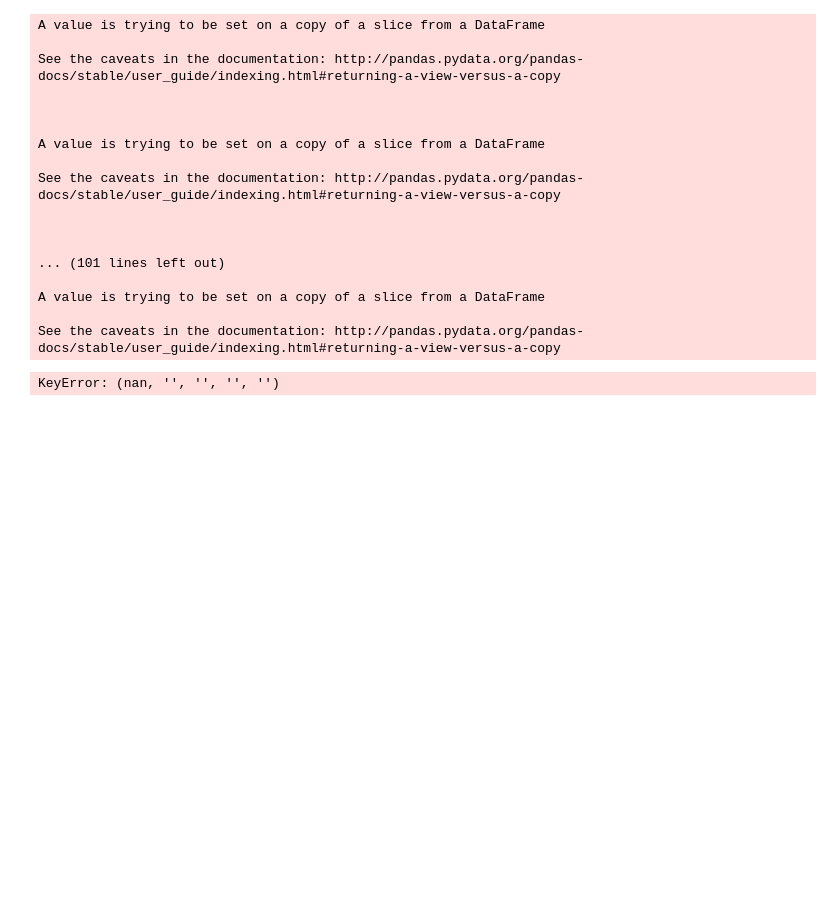
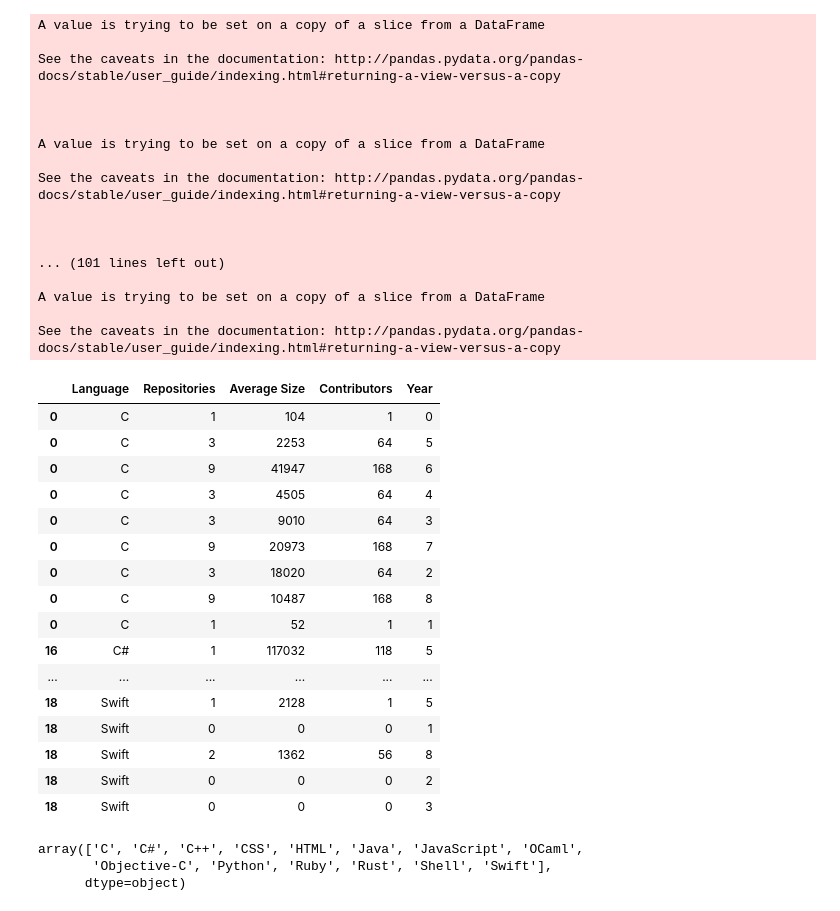
Before and after one commit to engelsj/swe-dev-task2, a Jupyter notebook: githubAccess.ipynb, the cells around one changed output. Saved outputs shown, nothing was run; the diff lists cells and outputs as text; code cells hidden in the pictures; blank space fills up the shorter version.

```diff
--- a/githubAccess.ipynb
+++ b/githubAccess.ipynb
@@ -108,14 +71,46 @@ See the caveats in the documentation: http://pandas.pydata.org/pandas-docs/stabl
 # %%
 for dataIndex in range(len(dataframe_collection) - 1):
     dataframe_collection[dataIndex + 1]['Repositories'] = dataframe_collection[dataIndex + 1]['Repositories'] + dataframe_collection[dataIndex]['Repositories']
-    dataframe_collection[dataIndex + 1]['Average Size'] = (dataframe_collection[dataIndex + 1]['Average Size'] + dataframe_collection[dataIndex]['Average Size'])/2
+    dataframe_collection[dataIndex + 1]['Average Size'] = (dataframe_collection[dataIndex + 1]['Average Size'] + dataframe_collection[dataIndex]['Average Size']/2)
     dataframe_collection[dataIndex + 1]['Contributors'] = dataframe_collection[dataIndex + 1]['Contributors'] + dataframe_collection[dataIndex]['Contributors']
-# %%
-fig = px.scatter(x=dataframe_collection[4]['Repositories'], y=dataframe_collection[4]['Contributors'], size = dataframe_collection[4]['Average Size'], color=dataframe_collection[4]['Language'])
-fig.update_layout(
-    title="Activity within Repositories over time",
-    xaxis_title="Number of Active Repositories",
-    yaxis_title="Number of Contributors",)
-fig.show()
-# %% [output]
-KeyError: (nan, '', '', '', '')
+# %%
+# Cleaning up some outliers
+for dataIndex in range(len(dataframe_collection)):
+    dataframe_collection[dataIndex] = dataframe_collection[dataIndex].replace(to_replace='None', value=np.nan).dropna()
+    dataframe_collection[dataIndex] = dataframe_collection[dataIndex].replace(to_replace='Emacs Lisp', value=np.nan).dropna()
+    dataframe_collection[dataIndex] = dataframe_collection[dataIndex].replace(to_replace='Erlang', value=np.nan).dropna()
+    dataframe_collection[dataIndex] = dataframe_collection[dataIndex].replace(to_replace='PHP', value=np.nan).dropna()
+    dataframe_collection[dataIndex] = dataframe_collection[dataIndex].replace(to_replace='HCL', value=np.nan).dropna()
+    dataframe_collection[dataIndex] = dataframe_collection[dataIndex].replace(to_replace='Makefile', value=np.nan).dropna()
+    dataframe_collection[dataIndex] = dataframe_collection[dataIndex].replace(to_replace='VimL', value=np.nan).dropna()
+    dataframe_collection[dataIndex] = dataframe_collection[dataIndex].replace(to_replace='Vue', value=np.nan).dropna()
+    dataframe_collection[dataIndex] = dataframe_collection[dataIndex].replace(to_replace='Go', value=np.nan).dropna()
+    dataframe_collection[dataIndex] = dataframe_collection[dataIndex].replace(to_replace='Roff', value=np.nan).dropna()
+    dataframe_collection[dataIndex] = dataframe_collection[dataIndex].replace(to_replace='Jupyter Notebook', value=np.nan).dropna()
+    dataframe_collection[dataIndex]['Year'] = dataIndex
+finalDataBase = pd.concat(dataframe_collection)
+finalDataBase = finalDataBase.sort_values(by=['Language'])
+languages = finalDataBase.Language.unique()
+display(finalDataBase)
+languages
+# %% [output]
+|  | Language | Repositories | Average Size | Contributors | Year |
+| 0 | C | 1 | 104 | 1 | 0 |
+| 0 | C | 3 | 2253 | 64 | 5 |
+| 0 | C | 9 | 41947 | 168 | 6 |
+| 0 | C | 3 | 4505 | 64 | 4 |
+| 0 | C | 3 | 9010 | 64 | 3 |
+| 0 | C | 9 | 20973 | 168 | 7 |
+| 0 | C | 3 | 18020 | 64 | 2 |
+| 0 | C | 9 | 10487 | 168 | 8 |
+| 0 | C | 1 | 52 | 1 | 1 |
+| 16 | C# | 1 | 117032 | 118 | 5 |
+| ... | ... | ... | ... | ... | ... |
+| 18 | Swift | 1 | 2128 | 1 | 5 |
+| 18 | Swift | 0 | 0 | 0 | 1 |
+| 18 | Swift | 2 | 1362 | 56 | 8 |
+| 18 | Swift | 0 | 0 | 0 | 2 |
+| 18 | Swift | 0 | 0 | 0 | 3 |
+array(['C', 'C#', 'C++', 'CSS', 'HTML', 'Java', 'JavaScript', 'OCaml',
+       'Objective-C', 'Python', 'Ruby', 'Rust', 'Shell', 'Swift'],
+      dtype=object)
```
Also changed, not shown: parts of 7 cells of this notebook.
